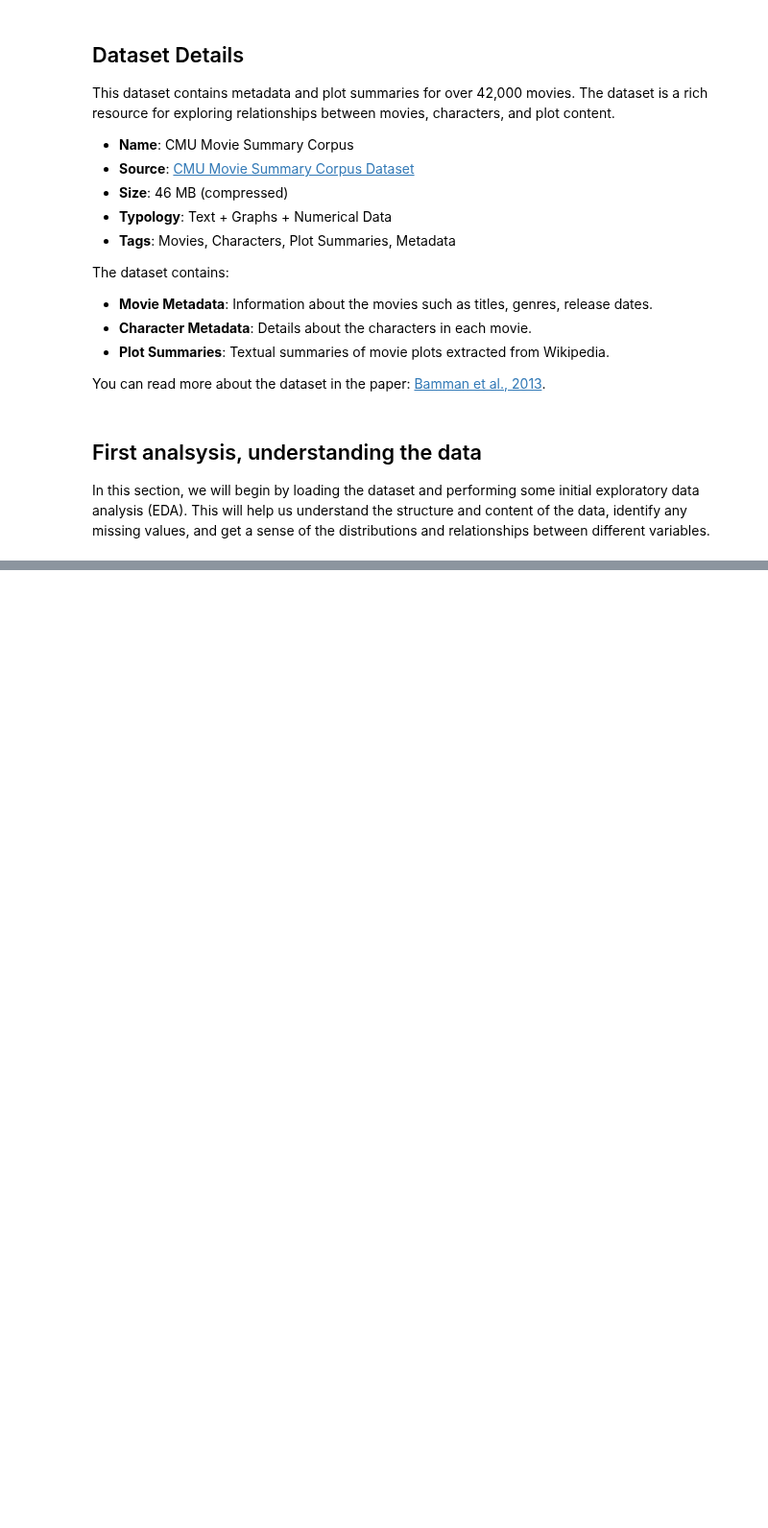
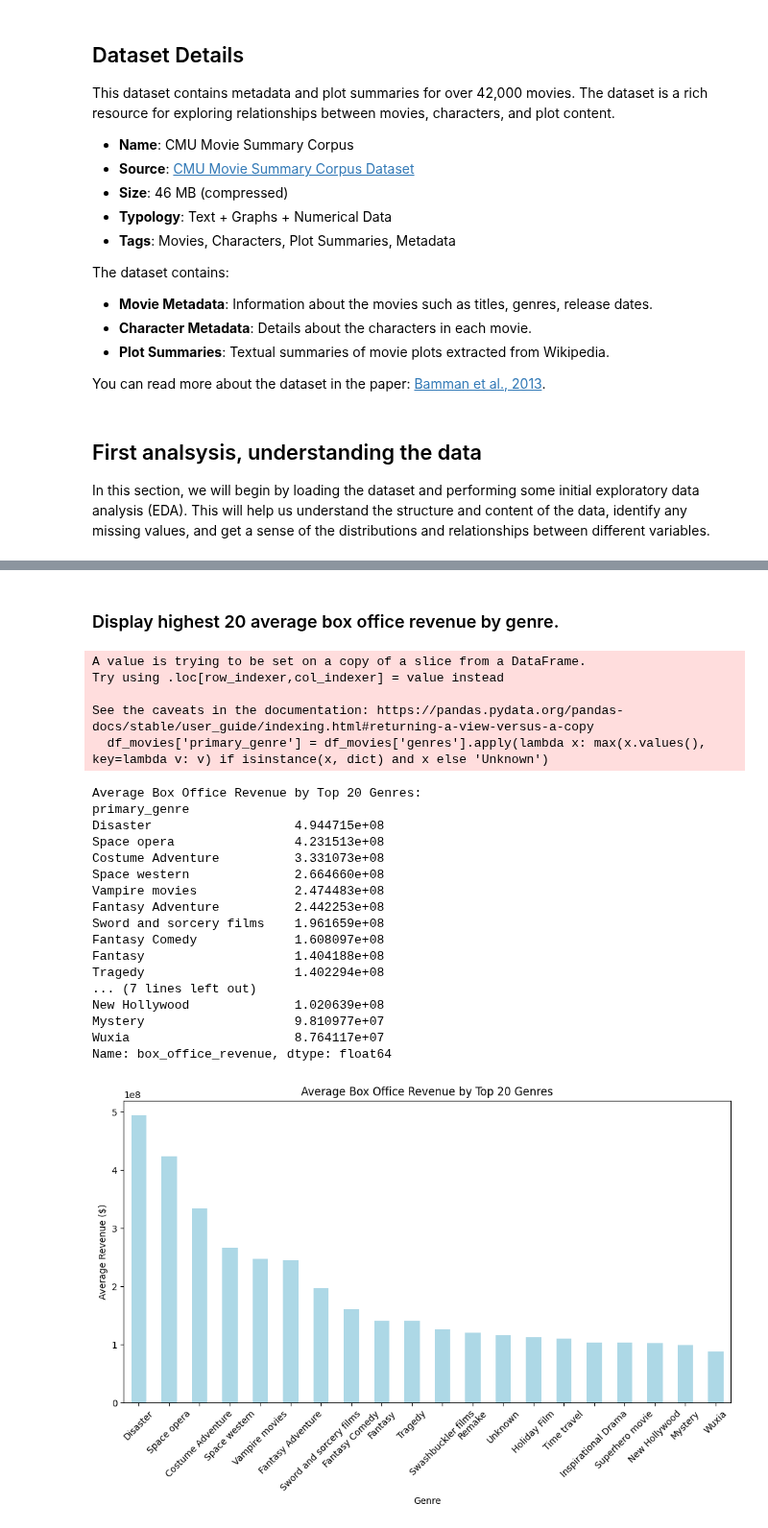
Before and after one commit to epfl-ada/ada-2024-project-awesometeam2024, a Jupyter notebook: results.ipynb, the cells around one changed output, grey strips where cells are left out. Shown at 96% size. Cells and saved outputs as stored; diff of their text form; code cells hidden in the pictures; blank space fills up the shorter version.

```diff
--- a/results.ipynb
+++ b/results.ipynb
@@ -199,0 +314,48 @@ df_movies.sample(5)
+# %% [markdown]
+### Display highest 20 average box office revenue by genre.
+# %%
+# Extract the primary genre name
+df_movies['primary_genre'] = df_movies['genres'].apply(lambda x: max(x.values(), key=lambda v: v) if isinstance(x, dict) and x else 'Unknown')
+
+# Calculate average revenue by primary genre
+avg_revenues_by_genre = df_movies.groupby('primary_genre')['box_office_revenue'].mean()
+
+# Select the top 20 genres with the highest average revenue
+top_20_genres = avg_revenues_by_genre.sort_values(ascending=False).head(20)
+
+# Print the average revenue by genre
+print("Average Box Office Revenue by Top 20 Genres:")
+print(top_20_genres)
+
+# Plot the average revenue by genre
+plt.figure(figsize=(12, 6))
+top_20_genres.plot(kind='bar', color='lightblue')
+plt.title('Average Box Office Revenue by Top 20 Genres')
+plt.xlabel('Genre')
+plt.ylabel('Average Revenue ($)')
+plt.xticks(rotation=45)
+plt.show()
+# %% [output]
+A value is trying to be set on a copy of a slice from a DataFrame.
+Try using .loc[row_indexer,col_indexer] = value instead
+
+See the caveats in the documentation: https://pandas.pydata.org/pandas-docs/stable/user_guide/indexing.html#returning-a-view-versus-a-copy
+  df_movies['primary_genre'] = df_movies['genres'].apply(lambda x: max(x.values(), key=lambda v: v) if isinstance(x, dict) and x else 'Unknown')
+Average Box Office Revenue by Top 20 Genres:
+primary_genre
+Disaster                   4.944715e+08
+Space opera                4.231513e+08
+Costume Adventure          3.331073e+08
+Space western              2.664660e+08
+Vampire movies             2.474483e+08
+Fantasy Adventure          2.442253e+08
+Sword and sorcery films    1.961659e+08
+Fantasy Comedy             1.608097e+08
+Fantasy                    1.404188e+08
+Tragedy                    1.402294e+08
+... (7 lines left out)
+New Hollywood              1.020639e+08
+Mystery                    9.810977e+07
+Wuxia                      8.764117e+07
+Name: box_office_revenue, dtype: float64
+[figure, added]
```
Also changed, not shown: parts of 16 cells of this notebook, 6 other files.
